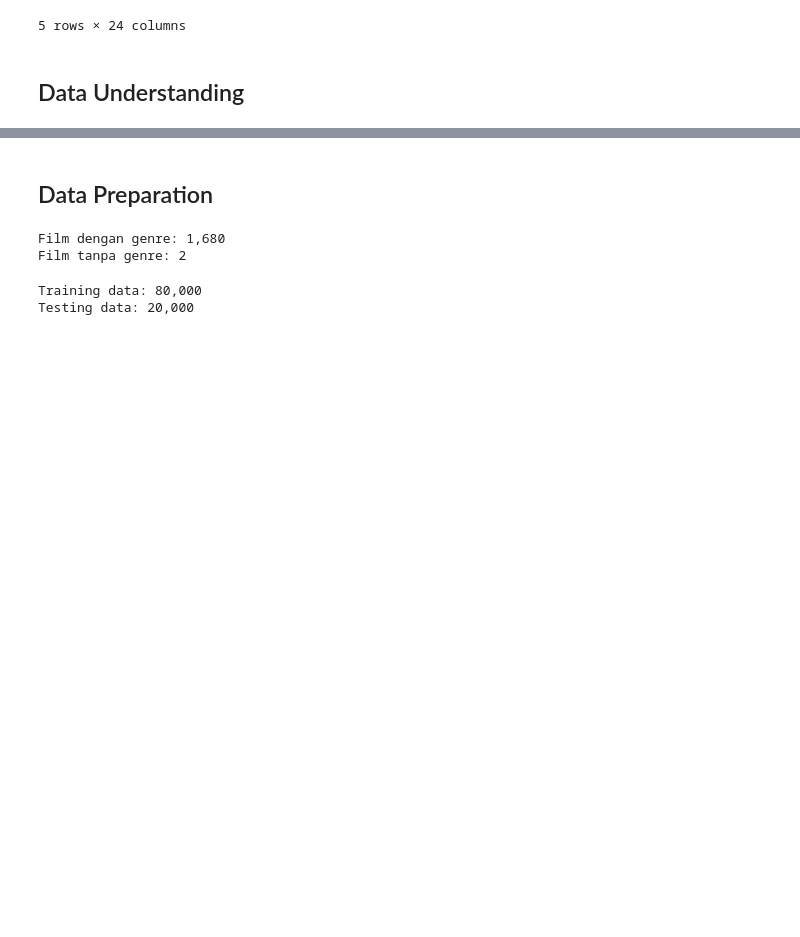
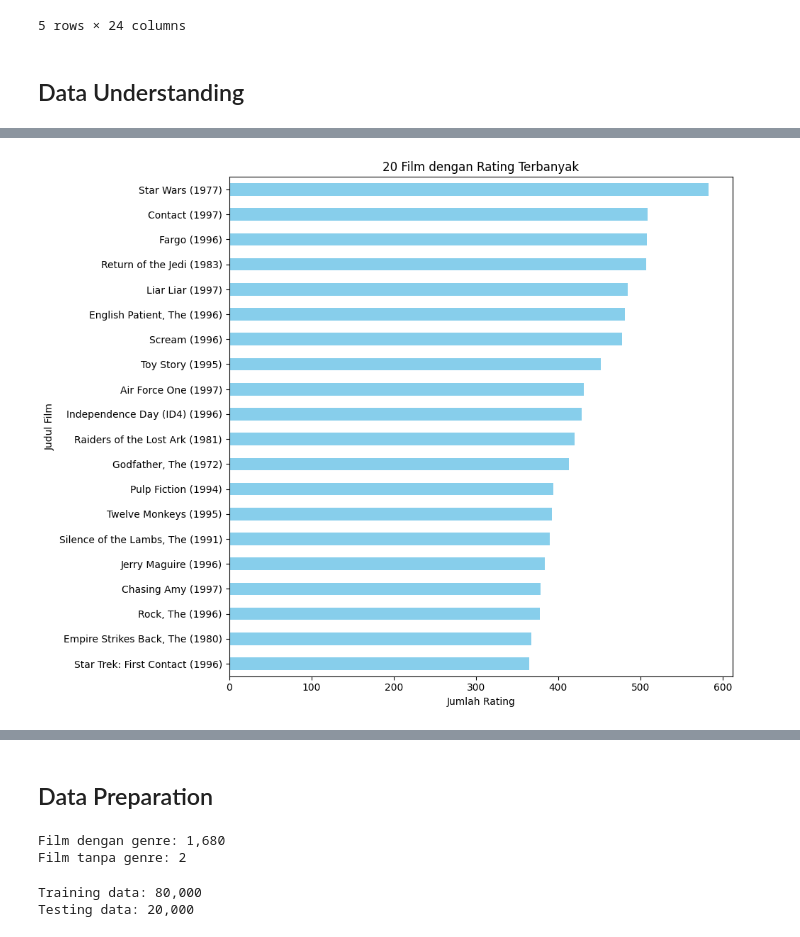
Before and after one commit to rifkyadiii/ml_terapan_2, a Jupyter notebook: recommender_system.ipynb, the cells around one changed output, grey strips where cells are left out. Drawn from its saved outputs; the diff is of its cells as text; code cells hidden in the pictures; blank space fills up the shorter version.

```diff
--- a/recommender_system.ipynb
+++ b/recommender_system.ipynb
@@ -175,0 +70,19 @@ plt.show()
+# %%
+# 20 Film dengan Rating Terbanyak
+
+# Gabungkan data ratings dan judul film
+ratings_movies = pd.merge(ratings, movies, left_on='item_id', right_on='movie_id')
+
+# Hitung jumlah rating per film
+top_rated_movies = ratings_movies.groupby('title')['rating'].count().sort_values(ascending=False).head(20)
+
+# Visualisasi
+plt.figure(figsize=(10,8))
+top_rated_movies.sort_values().plot(kind='barh', color='skyblue')
+plt.title('20 Film dengan Rating Terbanyak')
+plt.xlabel('Jumlah Rating')
+plt.ylabel('Judul Film')
+plt.tight_layout()
+plt.show()
+# %% [output]
+[figure, added]
```
Also changed, not shown: parts of 13 cells of this notebook, 9 other files.
